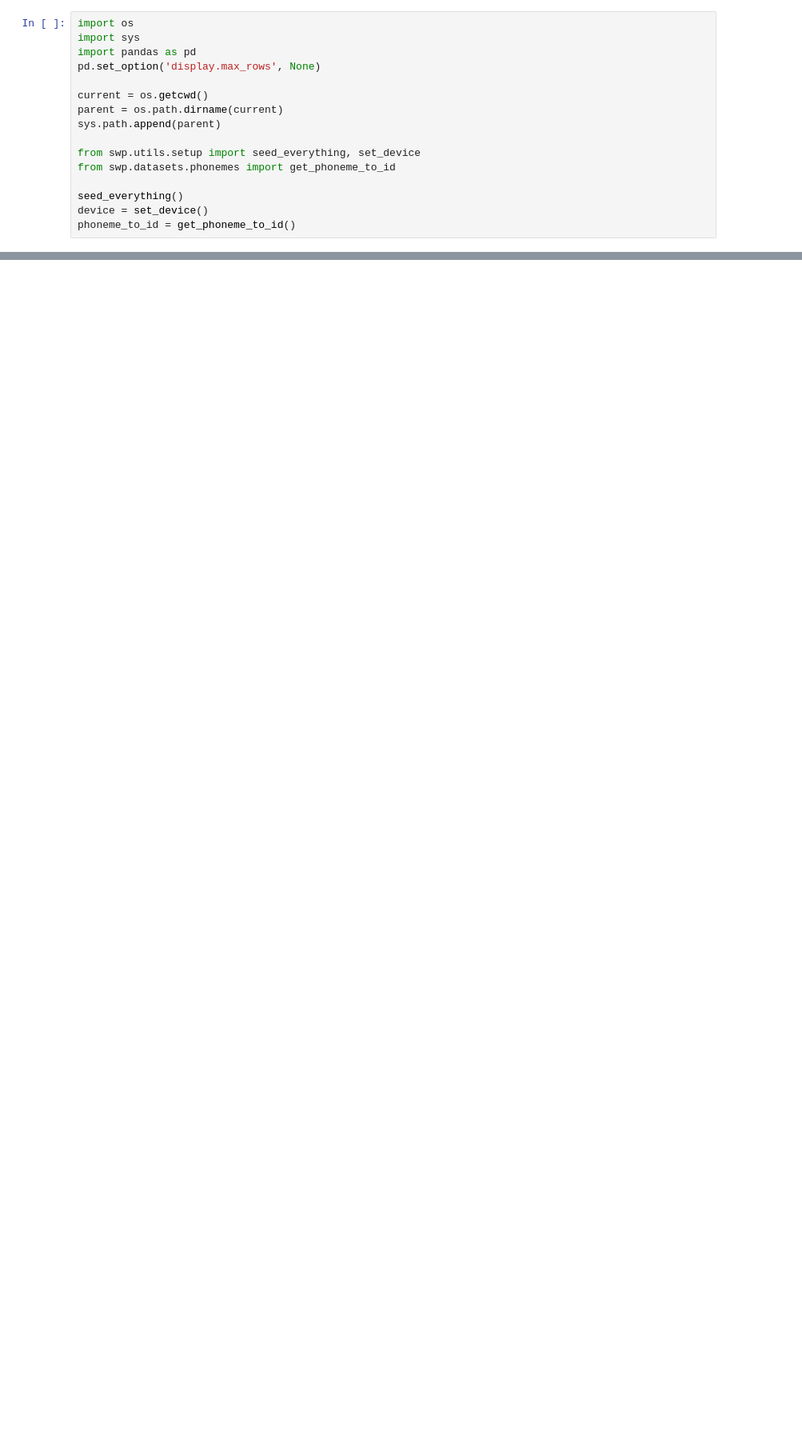
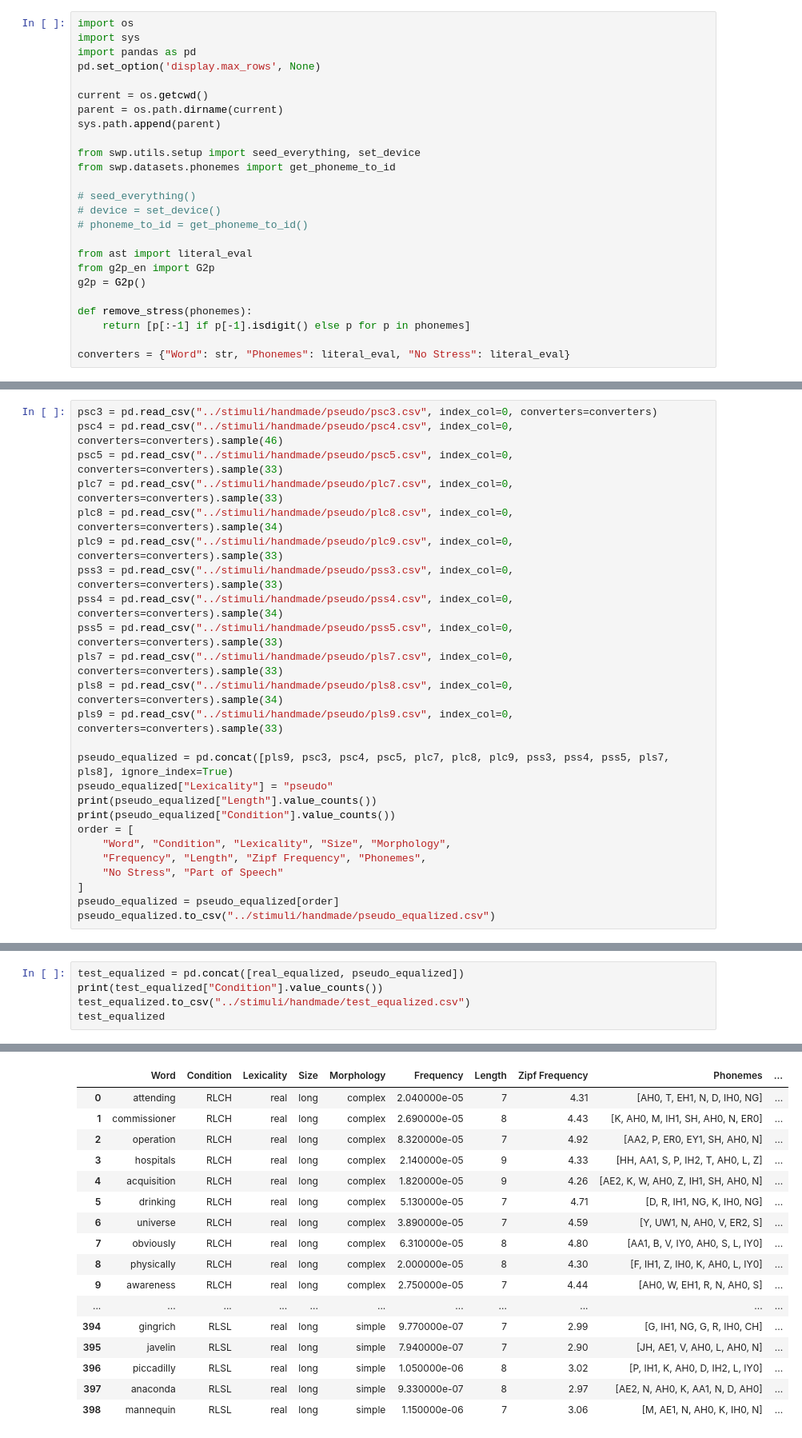
Before and after one commit to danieldager/swp-model, a Jupyter notebook: notebooks/simulations.ipynb, the cells around one changed output, grey strips where cells are left out. Shown: that part at 80% size. Drawn from its saved outputs; the diff is of its cells as text; blank space fills up the shorter version.

Commit message:
final test set

```diff
--- a/notebooks/simulations.ipynb
+++ b/notebooks/simulations.ipynb
@@ -11,6 +11,15 @@ sys.path.append(parent)
 from swp.utils.setup import seed_everything, set_device
 from swp.datasets.phonemes import get_phoneme_to_id
 
-seed_everything()
-device = set_device()
-phoneme_to_id = get_phoneme_to_id()
+# seed_everything()
+# device = set_device()
+# phoneme_to_id = get_phoneme_to_id()
+
+from ast import literal_eval
+from g2p_en import G2p
+g2p = G2p()
+
+def remove_stress(phonemes):
+    return [p[:-1] if p[-1].isdigit() else p for p in phonemes]
+
+converters = {"Word": str, "Phonemes": literal_eval, "No Stress": literal_eval}
@@ -119,0 +110,25 @@ Name: count, dtype: int64
+# %%
+psc3 = pd.read_csv("../stimuli/handmade/pseudo/psc3.csv", index_col=0, converters=converters)
+psc4 = pd.read_csv("../stimuli/handmade/pseudo/psc4.csv", index_col=0, converters=converters).sample(46)
+psc5 = pd.read_csv("../stimuli/handmade/pseudo/psc5.csv", index_col=0, converters=converters).sample(33)
+plc7 = pd.read_csv("../stimuli/handmade/pseudo/plc7.csv", index_col=0, converters=converters).sample(33)
+plc8 = pd.read_csv("../stimuli/handmade/pseudo/plc8.csv", index_col=0, converters=converters).sample(34)
+plc9 = pd.read_csv("../stimuli/handmade/pseudo/plc9.csv", index_col=0, converters=converters).sample(33)
+pss3 = pd.read_csv("../stimuli/handmade/pseudo/pss3.csv", index_col=0, converters=converters).sample(33)
+pss4 = pd.read_csv("../stimuli/handmade/pseudo/pss4.csv", index_col=0, converters=converters).sample(34)
+pss5 = pd.read_csv("../stimuli/handmade/pseudo/pss5.csv", index_col=0, converters=converters).sample(33)
+pls7 = pd.read_csv("../stimuli/handmade/pseudo/pls7.csv", index_col=0, converters=converters).sample(33)
+pls8 = pd.read_csv("../stimuli/handmade/pseudo/pls8.csv", index_col=0, converters=converters).sample(34)
+pls9 = pd.read_csv("../stimuli/handmade/pseudo/pls9.csv", index_col=0, converters=converters).sample(33)
+
+pseudo_equalized = pd.concat([pls9, psc3, psc4, psc5, plc7, plc8, plc9, pss3, pss4, pss5, pls7, pls8], ignore_index=True)
+pseudo_equalized["Lexicality"] = "pseudo"
+print(pseudo_equalized["Length"].value_counts())
+print(pseudo_equalized["Condition"].value_counts())
+order = [
+    "Word", "Condition", "Lexicality", "Size", "Morphology",
+    "Frequency", "Length", "Zipf Frequency", "Phonemes",
+    "No Stress", "Part of Speech"
+]
+pseudo_equalized = pseudo_equalized[order]
+pseudo_equalized.to_csv("../stimuli/handmade/pseudo_equalized.csv")
@@ -119,0 +153,6 @@ Name: count, dtype: int64
+# %%
+test_equalized = pd.concat([real_equalized, pseudo_equalized])
+print(test_equalized["Condition"].value_counts())
+test_equalized.to_csv("../stimuli/handmade/test_equalized.csv")
+test_equalized
+# %% [output]
@@ -119,0 +173,17 @@ Name: count, dtype: int64
+|  | Word | Condition | Lexicality | Size | Morphology | Frequency | Length | Zipf Frequency | Phonemes | ... |
+| 0 | attending | RLCH | real | long | complex | 2.040000e-05 | 7 | 4.31 | [AH0, T, EH1, N, D, IH0, NG] | ... |
+| 1 | commissioner | RLCH | real | long | complex | 2.690000e-05 | 8 | 4.43 | [K, AH0, M, IH1, SH, AH0, N, ER0] | ... |
+| 2 | operation | RLCH | real | long | complex | 8.320000e-05 | 7 | 4.92 | [AA2, P, ER0, EY1, SH, AH0, N] | ... |
+| 3 | hospitals | RLCH | real | long | complex | 2.140000e-05 | 9 | 4.33 | [HH, AA1, S, P, IH2, T, AH0, L, Z] | ... |
+| 4 | acquisition | RLCH | real | long | complex | 1.820000e-05 | 9 | 4.26 | [AE2, K, W, AH0, Z, IH1, SH, AH0, N] | ... |
+| 5 | drinking | RLCH | real | long | complex | 5.130000e-05 | 7 | 4.71 | [D, R, IH1, NG, K, IH0, NG] | ... |
+| 6 | universe | RLCH | real | long | complex | 3.890000e-05 | 7 | 4.59 | [Y, UW1, N, AH0, V, ER2, S] | ... |
+| 7 | obviously | RLCH | real | long | complex | 6.310000e-05 | 8 | 4.80 | [AA1, B, V, IY0, AH0, S, L, IY0] | ... |
+| 8 | physically | RLCH | real | long | complex | 2.000000e-05 | 8 | 4.30 | [F, IH1, Z, IH0, K, AH0, L, IY0] | ... |
+| 9 | awareness | RLCH | real | long | complex | 2.750000e-05 | 7 | 4.44 | [AH0, W, EH1, R, N, AH0, S] | ... |
+| ... | ... | ... | ... | ... | ... | ... | ... | ... | ... | ... |
+| 394 | gingrich | RLSL | real | long | simple | 9.770000e-07 | 7 | 2.99 | [G, IH1, NG, G, R, IH0, CH] | ... |
+| 395 | javelin | RLSL | real | long | simple | 7.940000e-07 | 7 | 2.90 | [JH, AE1, V, AH0, L, AH0, N] | ... |
+| 396 | piccadilly | RLSL | real | long | simple | 1.050000e-06 | 8 | 3.02 | [P, IH1, K, AH0, D, IH2, L, IY0] | ... |
+| 397 | anaconda | RLSL | real | long | simple | 9.330000e-07 | 8 | 2.97 | [AE2, N, AH0, K, AA1, N, D, AH0] | ... |
+| 398 | mannequin | RLSL | real | long | simple | 1.150000e-06 | 7 | 3.06 | [M, AE1, N, AH0, K, IH0, N] | ... |
```
Also changed, not shown: parts of 9 cells of this notebook, 48 other files.
